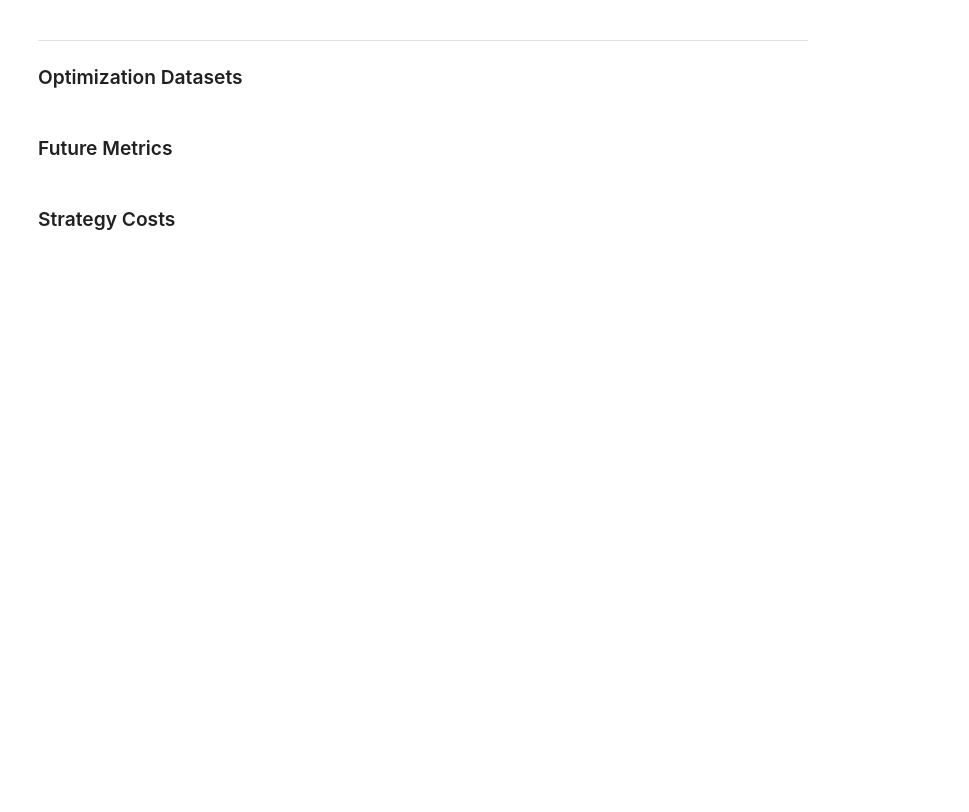
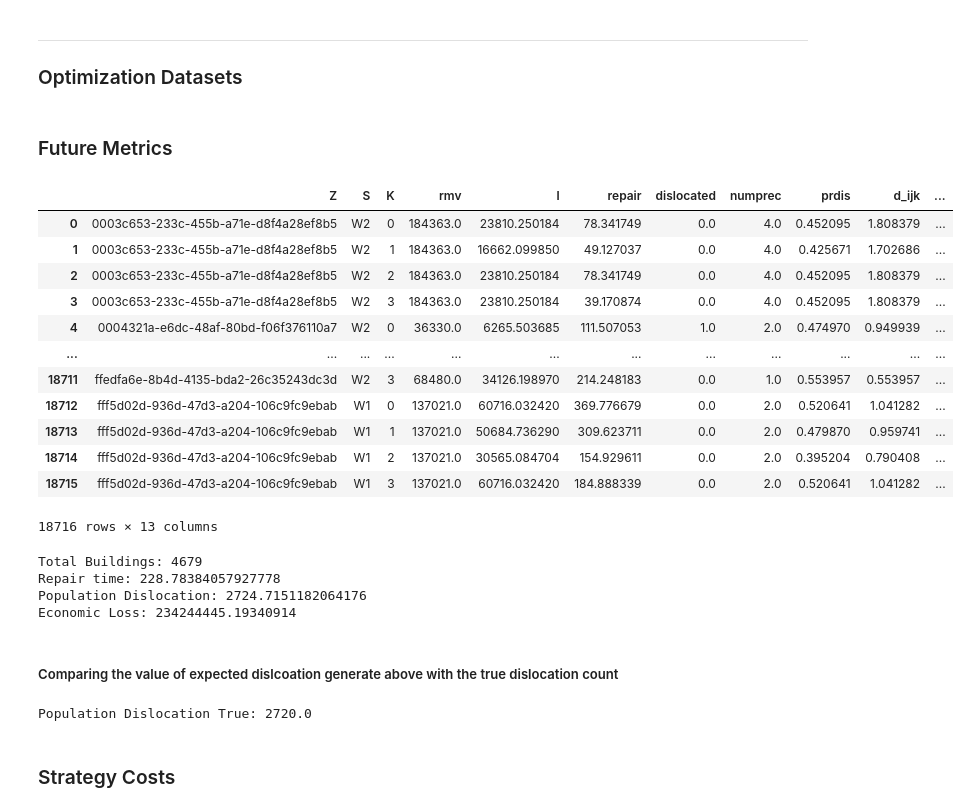
Before and after one commit to OU-CORE/Incore_Optimization_Data, a Jupyter notebook: BldgOptimization.ipynb, the cells around one changed output. Drawn from its saved outputs; the diff is of its cells as text; code cells hidden in the pictures; blank space fills up the shorter version.

```diff
--- a/BldgOptimization.ipynb
+++ b/BldgOptimization.ipynb
@@ -621,21 +593,26 @@ if os.path.isdir(path_to_dislocation):
 ***
 ### Data aggregation
 # %%
-level0 = pd.read_csv("damage_results/buildings_cumulative_{}yr_opt0.csv".format(event))
+level0 = pd.read_csv("damage_results_{}yr/buildings_cumulative_{}yr_opt0.csv".format(event,event))
 level0["K"]= 0
+level0["dislocationcount"] = level0.numprec*level0.prdis  ##Expected Value of dislocation
+level0["truedislocationcount"] = level0.numprec*level0.dislocated  #True Value of dislocation
 level0["b"]=1
-level1 = pd.read_csv("damage_results/buildings_cumulative_{}yr_opt1.csv".format(event))
+level1 = pd.read_csv("damage_results_{}yr/buildings_cumulative_{}yr_opt1.csv".format(event,event))
 level1["K"]= 1
 level1["b"]=0
-level1["dislocated"] = level1.dislocated*0.80
-level2 = pd.read_csv("damage_results/buildings_cumulative_{}yr_opt2.csv".format(event))
+level1["dislocationcount"] = level1.numprec*level1.prdis
+level1["truedislocationcount"] = level1.numprec*level2.dislocated
+level2 = pd.read_csv("damage_results_{}yr/buildings_cumulative_{}yr_opt2.csv".format(event,event))
 level2["K"]= 2
 level2["b"]=0
-level2["dislocated"] = level1.dislocated*0.50
-level3 = pd.read_csv("damage_results/buildings_cumulative_{}yr_opt3.csv".format(event))
+level2["dislocationcount"] = level2.numprec*level2.prdis
+level2["truedislocationcount"] = level2.numprec*level2.dislocated
+level3 = pd.read_csv("damage_results_{}yr/buildings_cumulative_{}yr_opt3.csv".format(event,event))
 level3["K"]= 3
 level3["b"]=0
-level3["dislocated"] = level1.dislocated*1
+level3["dislocationcount"] = level3.numprec*level3.prdis
+level3["truedislocationcount"] = level3.numprec*level3.dislocated
 level0.fillna(0, inplace=True)
 level1.fillna(0, inplace=True)
 level2.fillna(0, inplace=True)
@@ -654,18 +652,43 @@ ss_all_lvls
 # %%
 qt_data = ss_all_lvls.copy()
 qt_data.rename(columns = {'guid':'Z'}, inplace = True)
 qt_data.rename(columns = {'struct_typ':'S'}, inplace = True)
-qt_data.rename(columns = {'dislocated':'d_ijk'}, inplace = True)
+qt_data.rename(columns = {'dislocationcount':'d_ijk'}, inplace = True)
 qt_data.rename(columns = {'econ_loss':'l'}, inplace = True)
 qt_data["Q_t_hat"] = ss_all_lvls.repair/ss_all_lvls.b.sum()
 qt_data = qt_data.drop(['LS_0', 'LS_1', 'LS_2', 'DS_0','DS_1', 'DS_2', 'DS_3','year_built'], axis=1)
 qt_data.to_csv("seaside_qt_data_{}.csv".format(event))
 qt_data
+# %% [output]
+|  | Z | S | K | rmv | l | repair | dislocated | numprec | prdis | d_ijk | ... |
+| 0 | 0003c653-233c-455b-a71e-d8f4a28ef8b5 | W2 | 0 | 184363.0 | 23810.250184 | 78.341749 | 0.0 | 4.0 | 0.452095 | 1.808379 | ... |
+| 1 | 0003c653-233c-455b-a71e-d8f4a28ef8b5 | W2 | 1 | 184363.0 | 16662.099850 | 49.127037 | 0.0 | 4.0 | 0.425671 | 1.702686 | ... |
+| 2 | 0003c653-233c-455b-a71e-d8f4a28ef8b5 | W2 | 2 | 184363.0 | 23810.250184 | 78.341749 | 0.0 | 4.0 | 0.452095 | 1.808379 | ... |
+| 3 | 0003c653-233c-455b-a71e-d8f4a28ef8b5 | W2 | 3 | 184363.0 | 23810.250184 | 39.170874 | 0.0 | 4.0 | 0.452095 | 1.808379 | ... |
+| 4 | 0004321a-e6dc-48af-80bd-f06f376110a7 | W2 | 0 | 36330.0 | 6265.503685 | 111.507053 | 1.0 | 2.0 | 0.474970 | 0.949939 | ... |
+| ... | ... | ... | ... | ... | ... | ... | ... | ... | ... | ... | ... |
+| 18711 | ffedfa6e-8b4d-4135-bda2-26c35243dc3d | W2 | 3 | 68480.0 | 34126.198970 | 214.248183 | 0.0 | 1.0 | 0.553957 | 0.553957 | ... |
+| 18712 | fff5d02d-936d-47d3-a204-106c9fc9ebab | W1 | 0 | 137021.0 | 60716.032420 | 369.776679 | 0.0 | 2.0 | 0.520641 | 1.041282 | ... |
+| 18713 | fff5d02d-936d-47d3-a204-106c9fc9ebab | W1 | 1 | 137021.0 | 50684.736290 | 309.623711 | 0.0 | 2.0 | 0.479870 | 0.959741 | ... |
+| 18714 | fff5d02d-936d-47d3-a204-106c9fc9ebab | W1 | 2 | 137021.0 | 30565.084704 | 154.929611 | 0.0 | 2.0 | 0.395204 | 0.790408 | ... |
+| 18715 | fff5d02d-936d-47d3-a204-106c9fc9ebab | W1 | 3 | 137021.0 | 60716.032420 | 184.888339 | 0.0 | 2.0 | 0.520641 | 1.041282 | ... |
+18716 rows × 13 columns
 # %%
 print("Total Buildings:",qt_data.b.sum())
 print("Repair time:",np.sum(qt_data.b*qt_data.Q_t_hat))
-print("Buildings Dislocated:",np.sum(qt_data.b*qt_data.d_ijk))
+print("Population Dislocation:",np.sum(qt_data.b*qt_data.d_ijk))
 print("Economic Loss:",np.sum(qt_data.b*qt_data.l))
+# %% [output]
+Total Buildings: 4679
+Repair time: 228.78384057927778
+Population Dislocation: 2724.7151182064176
+Economic Loss: 234244445.19340914
+# %% [markdown]
+##### Comparing the value of expected dislcoation generate above with the true dislocation count
+# %%
+print("Population Dislocation True:",np.sum(qt_data.b*qt_data.truedislocationcount))
+# %% [output]
+Population Dislocation True: 2720.0
 # %% [markdown]
 ### Strategy Costs
 # %%
```
Also changed, not shown: parts of 43 cells of this notebook.
